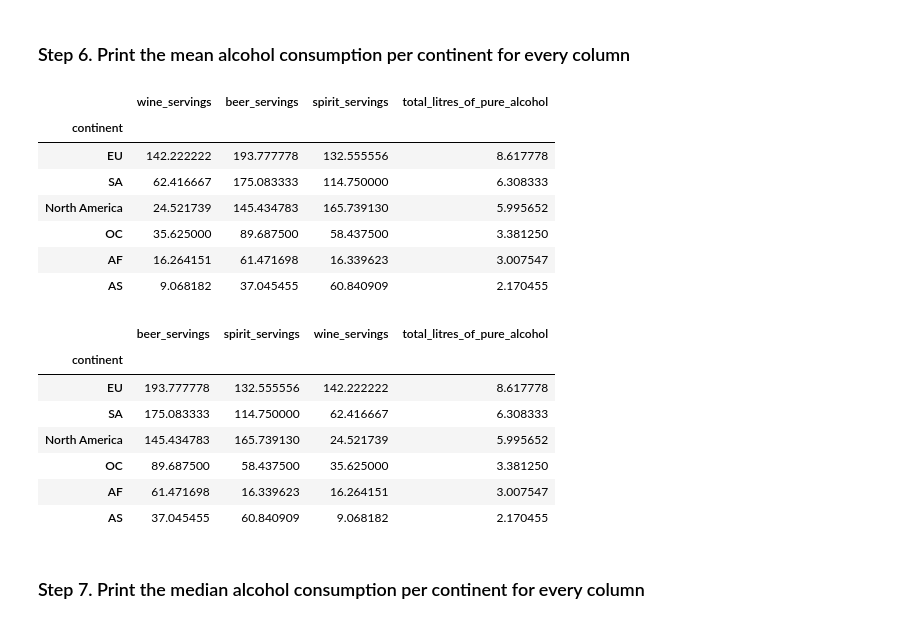
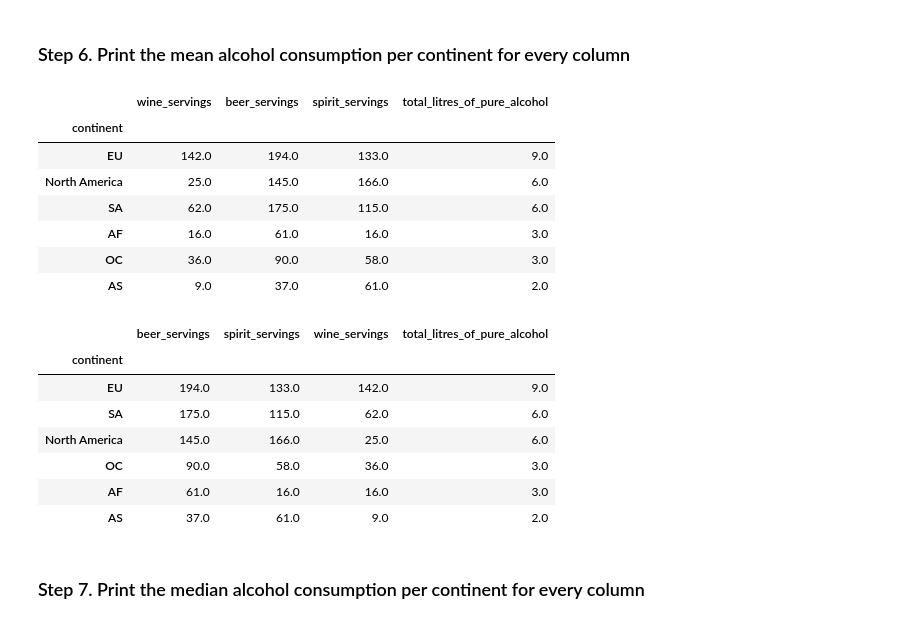
Before and after one commit to haizeaj/2026-10-BILBAO-FT-Data-Science, a Jupyter notebook: 2-Data_Analysis/2-Pandas/Practica/4-Alcohol_Consumption/Alcohol_Consumption_haizea.ipynb, the cells around one changed output. Cells and saved outputs as stored; diff of their text form; code cells hidden in the pictures.

```diff
--- a/2-Data_Analysis/2-Pandas/Practica/4-Alcohol_Consumption/Alcohol_Consumption_haizea.ipynb
+++ b/2-Data_Analysis/2-Pandas/Practica/4-Alcohol_Consumption/Alcohol_Consumption_haizea.ipynb
@@ -153,0 +156,3 @@ memory usage: 9.2 KB
+# %%
+drinks["continent"] = drinks["continent"].fillna(drinks["country"].map(continent_map)) #buscas en continent de drinks y rellena los nulos de esa columna de drinks continent con la info buscada en drinks country que machee con la info de .map continent_map
+drinks.info()
@@ -153,0 +173,2 @@ memory usage: 9.2 KB
+# %%
+drinks.loc[drinks["continent"].isna(), "country"].fillna("NA", inplace=True)#implace=True van a  eliminar de Panda. Buscando por continente que sea nulo ver solo country
@@ -179,27 +227,27 @@ drinks[["wine_servings", "continent"]].groupby("continent").describe() #de las c
 # %% [markdown]
 ### Step 6. Print the mean alcohol consumption per continent for every column
 # %%
-drinks.groupby("continent")[["wine_servings", "beer_servings", "spirit_servings", "total_litres_of_pure_alcohol"]].mean().sort_values(by="total_litres_of_pure_alcohol", ascending=False)
+drinks.groupby("continent")[["wine_servings", "beer_servings", "spirit_servings", "total_litres_of_pure_alcohol"]].mean().round().sort_values(by="total_litres_of_pure_alcohol", ascending=False)
 # %% [output]
 |  | wine_servings | beer_servings | spirit_servings | total_litres_of_pure_alcohol |
 | continent |  |  |  |  |
-| EU | 142.222222 | 193.777778 | 132.555556 | 8.617778 |
-| SA | 62.416667 | 175.083333 | 114.750000 | 6.308333 |
-| North America | 24.521739 | 145.434783 | 165.739130 | 5.995652 |
-| OC | 35.625000 | 89.687500 | 58.437500 | 3.381250 |
-| AF | 16.264151 | 61.471698 | 16.339623 | 3.007547 |
-| AS | 9.068182 | 37.045455 | 60.840909 | 2.170455 |
+| EU | 142.0 | 194.0 | 133.0 | 9.0 |
+| North America | 25.0 | 145.0 | 166.0 | 6.0 |
+| SA | 62.0 | 175.0 | 115.0 | 6.0 |
+| AF | 16.0 | 61.0 | 16.0 | 3.0 |
+| OC | 36.0 | 90.0 | 58.0 | 3.0 |
+| AS | 9.0 | 37.0 | 61.0 | 2.0 |
 # %%
-drinks.groupby("continent").mean(numeric_only=True).sort_values(by="total_litres_of_pure_alcohol", ascending=False)
+drinks.groupby("continent").mean(numeric_only=True).sort_values(by="total_litres_of_pure_alcohol", ascending=False).round()
 # %% [output]
 |  | beer_servings | spirit_servings | wine_servings | total_litres_of_pure_alcohol |
 | continent |  |  |  |  |
-| EU | 193.777778 | 132.555556 | 142.222222 | 8.617778 |
-| SA | 175.083333 | 114.750000 | 62.416667 | 6.308333 |
-| North America | 145.434783 | 165.739130 | 24.521739 | 5.995652 |
-| OC | 89.687500 | 58.437500 | 35.625000 | 3.381250 |
-| AF | 61.471698 | 16.339623 | 16.264151 | 3.007547 |
-| AS | 37.045455 | 60.840909 | 9.068182 | 2.170455 |
+| EU | 194.0 | 133.0 | 142.0 | 9.0 |
+| SA | 175.0 | 115.0 | 62.0 | 6.0 |
+| North America | 145.0 | 166.0 | 25.0 | 6.0 |
+| OC | 90.0 | 58.0 | 36.0 | 3.0 |
+| AF | 61.0 | 16.0 | 16.0 | 3.0 |
+| AS | 37.0 | 61.0 | 9.0 | 2.0 |
 # %% [markdown]
 ### Step 7. Print the median alcohol consumption per continent for every column
 # %%
```
Also changed, not shown: parts of 11 cells of this notebook, 4 other files.
